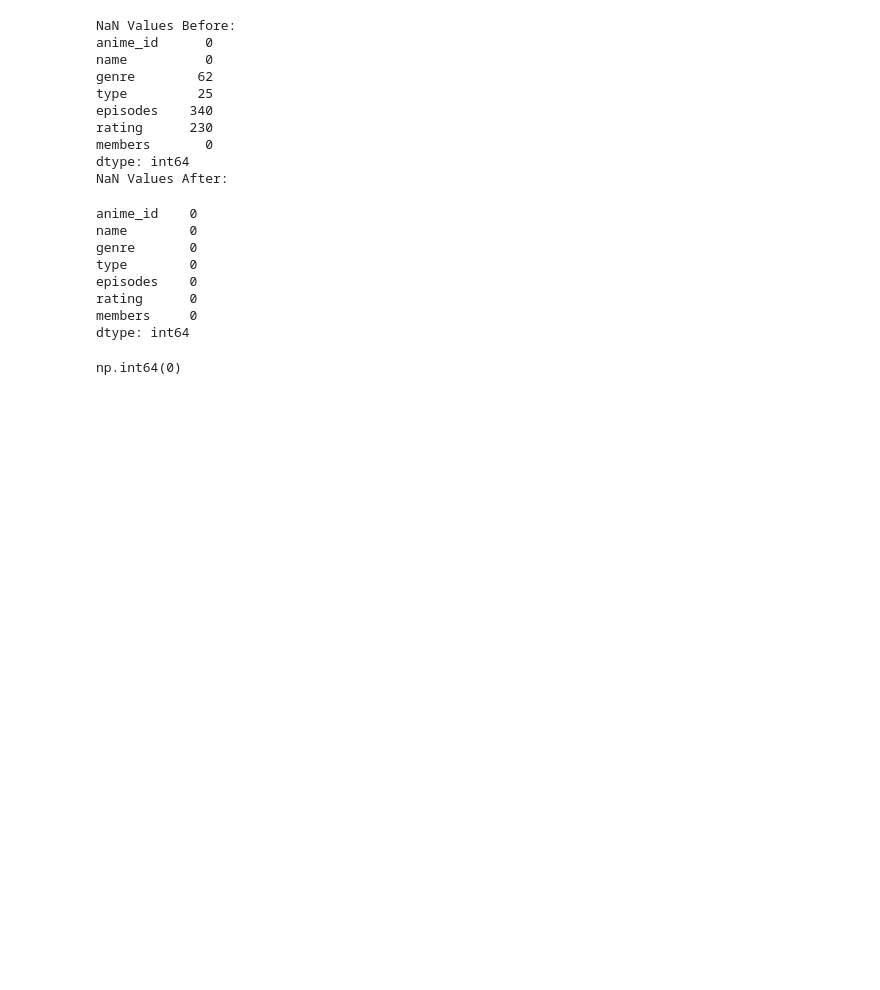
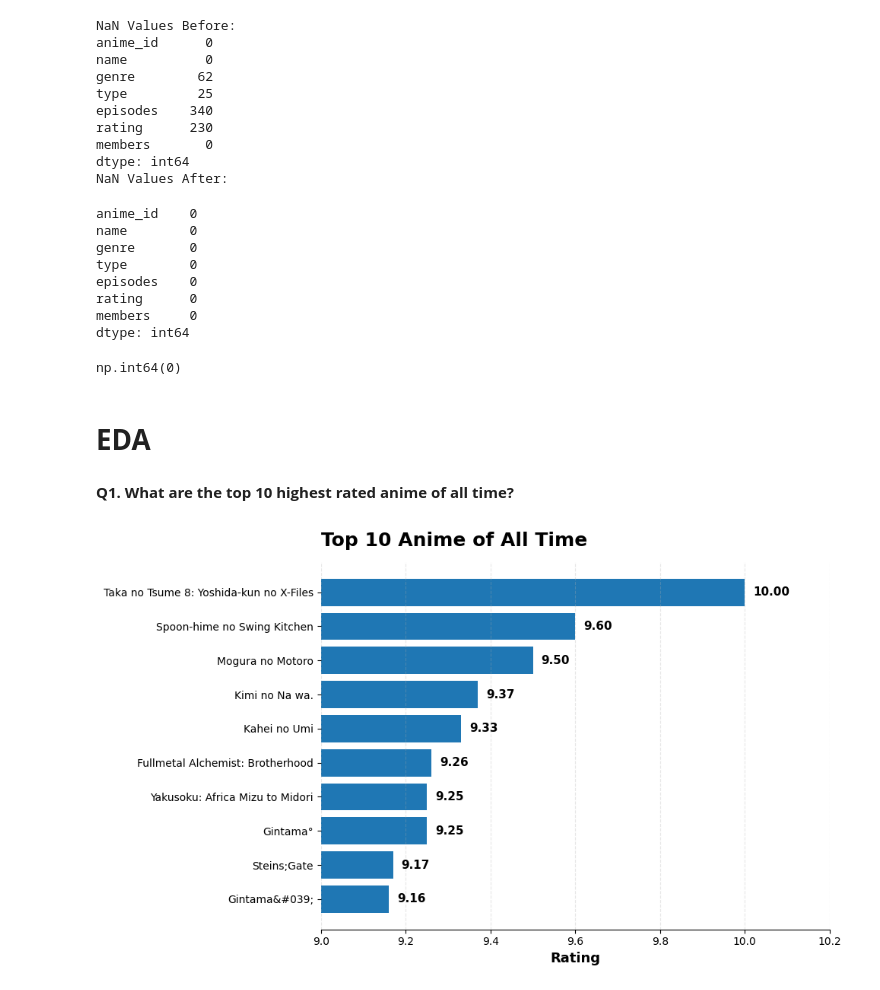
Before and after one commit to Abhaypanchal5/Data-Analytics-Portfolio, a Jupyter notebook: 04_End-To-End-Project/Anime/Notebook/anime.ipynb, the cells around one changed output. Cells and saved outputs as stored; diff of their text form; code cells hidden in the pictures; blank space fills up the shorter version.

```diff
--- a/04_End-To-End-Project/Anime/Notebook/anime.ipynb
+++ b/04_End-To-End-Project/Anime/Notebook/anime.ipynb
@@ -214,3 +214,38 @@ dtype: int64
 df_anime_copy.duplicated(subset='anime_id').sum()
 # %% [output]
 np.int64(0)
+# %% [markdown]
+# **EDA**
+# %% [markdown]
+**Q1. What are the top 10 highest rated anime of all time?**
+# %%
+plot = df_anime_copy.sort_values(by='rating', ascending=False).head(10)
+
+fig, ax = plt.subplots(figsize=(10,6))  # ✅ correct way
+
+bars = ax.barh(plot['name'], plot['rating'])
+
+# Add rating labels
+for bar in bars:
+    width = bar.get_width()
+    ax.text(width + 0.02,
+            bar.get_y() + bar.get_height()/2,
+            f"{width:.2f}",
+            va='center', fontsize=11, weight='bold')
+
+# Styling
+ax.invert_yaxis()
+ax.set_title('Top 10 Anime of All Time', fontsize=18, weight='bold', pad=15,loc='left')
+ax.set_xlabel('Rating', fontsize=13, weight='bold')
+
+# Clean look
+ax.spines[['top','right','left']].set_visible(False)
+ax.xaxis.grid(True, linestyle='--', alpha=0.3)
+
+# Better limits & spacing
+ax.set_xlim(9, plot['rating'].max() + 0.2)
+
+plt.tight_layout()
+plt.show()
+# %% [output]
+[figure, added]
```
